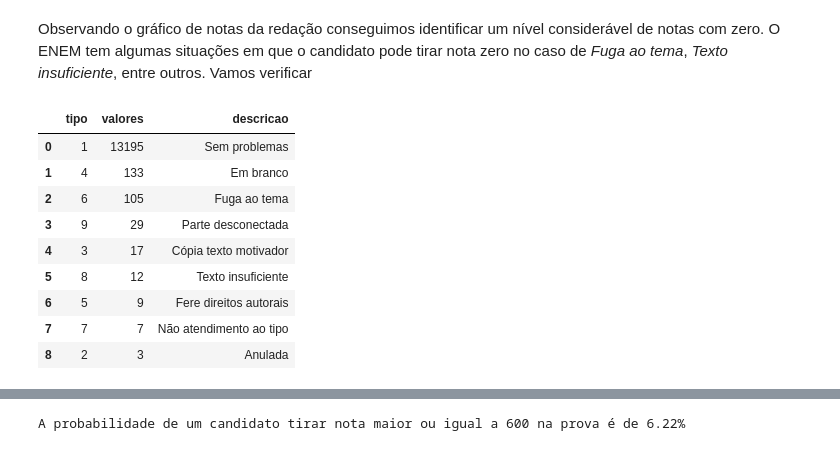
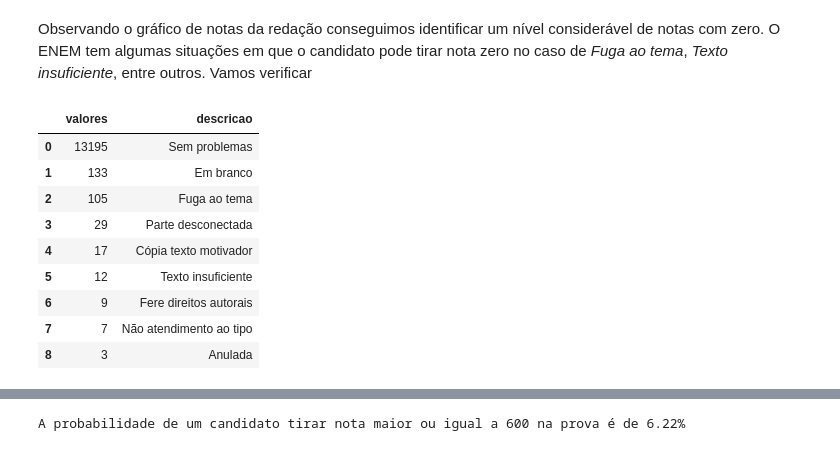
Before and after one commit to nilsoncunha/portfolio, a Jupyter notebook: Prevendo_nota_de_matematica_do_ENEM_2016.ipynb, the cells around one changed output, grey strips where cells are left out. Saved outputs shown, nothing was run; the diff lists cells and outputs as text; code cells hidden in the pictures.

```diff
--- a/Prevendo_nota_de_matematica_do_ENEM_2016.ipynb
+++ b/Prevendo_nota_de_matematica_do_ENEM_2016.ipynb
@@ -250,28 +254,28 @@ Observando o gráfico de notas da redação conseguimos identificar um nível co
 # %%
 redacao_index = train_df['TP_STATUS_REDACAO'].value_counts().index
 redacao_values = train_df['TP_STATUS_REDACAO'].value_counts().values
 
 redacao = pd.DataFrame({'tipo': redacao_index.astype(int), 'valores': redacao_values})
 
 redacao['descricao'] = redacao['tipo'].map({1: 'Sem problemas',
                                         2: 'Anulada',
                                         3: 'Cópia texto motivador',
                                         4: 'Em branco',
                                         5: 'Fere direitos autorais',
                                         6: 'Fuga ao tema',
                                         7: 'Não atendimento ao tipo',
                                         8: 'Texto insuficiente',
                                         9: 'Parte desconectada'})
 
-redacao
+redacao[['valores', 'descricao']]
 # %% [output]
-|  | tipo | valores | descricao |
-| 0 | 1 | 13195 | Sem problemas |
-| 1 | 4 | 133 | Em branco |
-| 2 | 6 | 105 | Fuga ao tema |
-| 3 | 9 | 29 | Parte desconectada |
-| 4 | 3 | 17 | Cópia texto motivador |
-| 5 | 8 | 12 | Texto insuficiente |
-| 6 | 5 | 9 | Fere direitos autorais |
-| 7 | 7 | 7 | Não atendimento ao tipo |
-| 8 | 2 | 3 | Anulada |
+|  | valores | descricao |
+| 0 | 13195 | Sem problemas |
+| 1 | 133 | Em branco |
+| 2 | 105 | Fuga ao tema |
+| 3 | 29 | Parte desconectada |
+| 4 | 17 | Cópia texto motivador |
+| 5 | 12 | Texto insuficiente |
+| 6 | 9 | Fere direitos autorais |
+| 7 | 7 | Não atendimento ao tipo |
+| 8 | 3 | Anulada |
```
Also changed, not shown: parts of 29 cells of this notebook.
